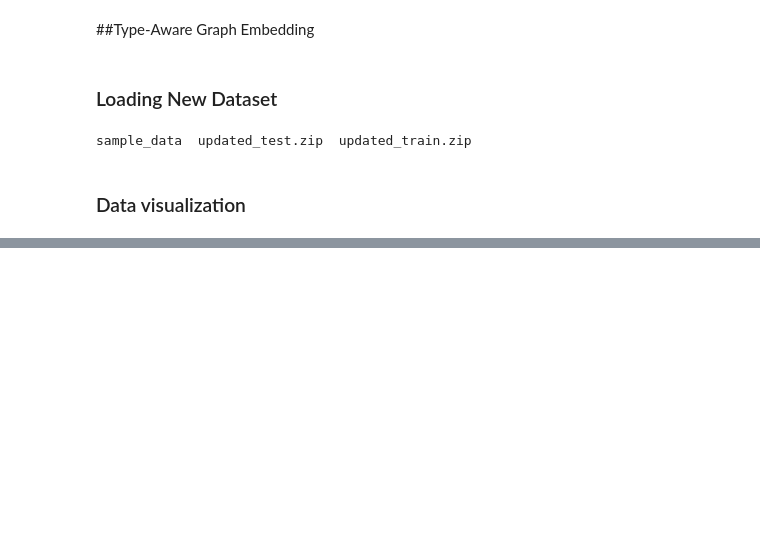
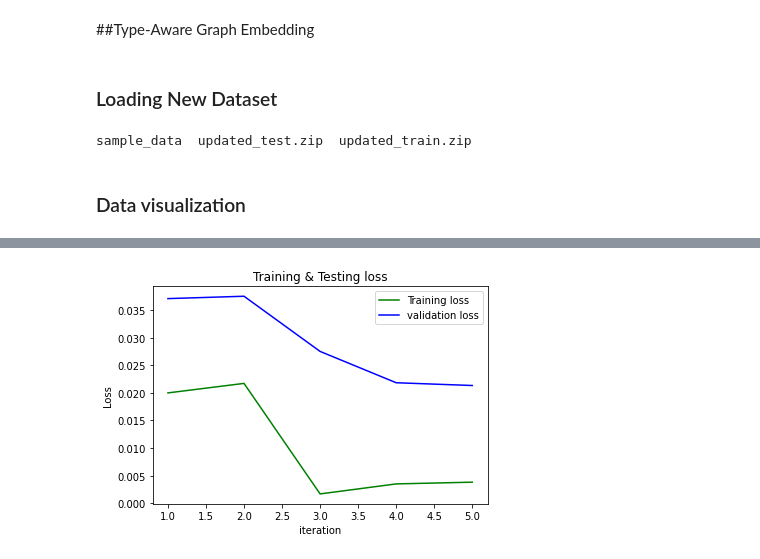
Before and after one commit to neuralresearch/CS39-6, a Jupyter notebook: RenTaGSim_GraphEmbedding.ipynb, the cells around one changed output, grey strips where cells are left out. Drawn from its saved outputs; the diff is of its cells as text; code cells hidden in the pictures; blank space fills up the shorter version.

Commit message:
TaGSim Training fix

```diff
--- a/RenTaGSim_GraphEmbedding.ipynb
+++ b/RenTaGSim_GraphEmbedding.ipynb
@@ -303,6 +303,7 @@ class TaGSim(torch.nn.Module):
 
     return label_multiset
 # %%
+import matplotlib.pyplot as plt
 epochs = 5
 tensor_neurons = 16
 bottle_neck_neurons = 16
@@ -351,6 +352,11 @@ model = TaGSim(Node_Types, Edge_Types, tensor_neurons, bottle_neck_neurons)
 optimizer = torch.optim.Adam(model.parameters(), lr=lr, weight_decay=weight_decay)
 iteration = 0
 
+visual_loss_train = []
+test_scores = []
+visual_loss_test = []
+test_pair = []
+epo = []
 #pick random pair
 pair_1 = random.choice(filenames)
 while '_' in pair_1:
@@ -361,34 +367,69 @@ for filename in filenames:
       ged = pair_2.split('_', 1)[0]
 
 for epoch in range(epochs):
-    batches = []
-    for graph in range(0, len(filenames), batch_size):
+  batches = []
+  for graph in range(batch_size):
+    pair_1 = random.choice(filenames)
+    while '_' in pair_1:
       pair_1 = random.choice(filenames)
-      while '_' in pair_1:
-        pair_1 = random.choice(filenames)
-      for filename in filenames:
-          if filename.endswith("_"+pair_1):
-            pair_2 = filename
-            ged = pair_2.split('_', 1)[0]
-      graph1 = nx.read_gexf('updated_train/'+pair_1,version='1.2draft')
-      graph2 = nx.read_gexf('updated_train/'+pair_2,version='1.2draft')
-      batches.append([graph1,graph2,ged])
+    for filename in filenames:
+      if filename.endswith("_"+pair_1):
+        pair_2 = filename
+        ged = pair_2.split('_', 1)[0]
+    graph1 = nx.read_gexf('updated_train/'+pair_1,version='1.2draft')
+    graph2 = nx.read_gexf('updated_train/'+pair_2,version='1.2draft')
+    batches.append([graph1,graph2,ged])
 
-    for batch in batches:
-      model.train()
-      optimizer.zero_grad()
-      losses = 0
-      graph1 = batch[0]
-      graph2 = batch[1]
-      ged = batch[2]
-      data = model.transform_label_multiset(graph1, graph2, ged)
-      prediction = model(data)
-      losses += torch.nn.functional.mse_loss(data["target"], prediction)
-      losses.backward(retain_graph=True)
-      optimizer.step()
-      loss = losses.item()
+  for graph in range(0, int(len(filenames_test)/2)):
+    pair_1_test = random.choice(filenames_test)
+    while '_' in pair_1_test:
+      pair_1_test = random.choice(filenames_test)
+    for filename in filenames_test:
+        if filename.endswith("_"+pair_1_test):
+          pair_2_test = filename
+          ged = pair_2_test.split('_', 1)[0]
+    graph1 = nx.read_gexf('updated_test/'+pair_1_test,version='1.2draft')
+    graph2 = nx.read_gexf('updated_test/'+pair_2_test,version='1.2draft')
+    test_pair.append([graph1,graph2,ged])
 
-      print('Iteration', iteration, 'loss: ', loss/len(batch))
+  for batch in batches:
+    model.train()
+    optimizer.zero_grad()
+    losses = 0
+    graph1 = batch[0]
+    graph2 = batch[1]
+    ged = batch[2]
+    data = model.transform_label_multiset(graph1, graph2, ged)
+    prediction = model(data)
+    losses += torch.nn.functional.mse_loss(data["target"], prediction)
+    losses.backward(retain_graph=True)
+    optimizer.step()
+    loss = losses.item()
 
-      iteration += 1
+    print('Iteration', iteration, 'loss: ', loss/len(batch))
+    iteration += 1
+
+  visual_loss_train.append(loss/len(batch))
+  # testing
+  for pair in test_pair:
+    graph1 = pair[0]
+    graph2 = pair[1]
+    ged = pair[2]
+    data = model.transform_label_multiset(graph1, graph2, ged, type_specified=False)
+    prediction = model(data)
+    prediction = torch.exp(torch.sum(torch.log(prediction))).view(1, -1)
+    current_error = torch.nn.functional.mse_loss(prediction, data["gt_ged"])
+    test_scores.append(current_error.data.item())
+  visual_loss_test.append(sum(test_scores) / len(test_scores))
+  epo.append(epoch+1)
+#visualization of traning and testing loss
+# loss_val = []
+# iteration = range(1,iteration+1)
+plt.plot(epo, visual_loss_train, 'g', label='Training loss')
+plt.plot(epo, visual_loss_test, 'b', label='validation loss')
+plt.title('Training & Testing loss')
+plt.xlabel('iteration')
+plt.ylabel('Loss')
+plt.legend()
+plt.show()
 # %% [output]
@@ -412,3 +453,4 @@ Iteration 44 loss:  0.014480702579021454
+[figure, added]
 # %%
 print("\n-------Model testing---------.\n")
 
```
Also changed, not shown: parts of 6 cells of this notebook.
